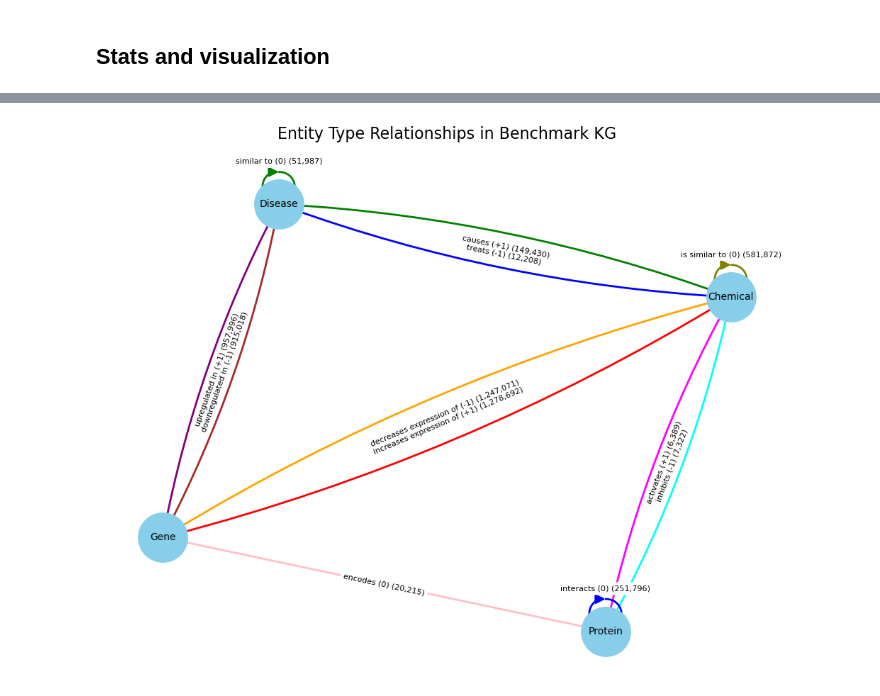
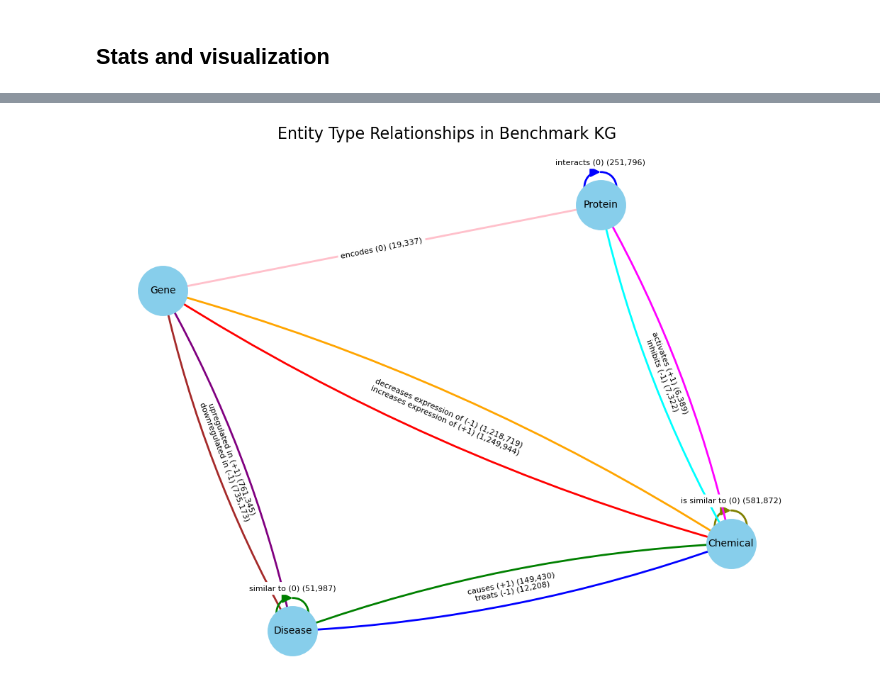
Before and after one commit to mmottaqii/KG-DrugDiscovery, a Jupyter notebook: scripts/kg_preprocessing_2.ipynb, the cells around one changed output, grey strips where cells are left out. Saved outputs shown, nothing was run; the diff lists cells and outputs as text; code cells hidden in the pictures.

```diff
--- a/scripts/kg_preprocessing_2.ipynb
+++ b/scripts/kg_preprocessing_2.ipynb
@@ -1913,0 +2302,2 @@ df1
+# %%
+kg_df = final_kg_df.copy()
@@ -1913,0 +2418,4 @@ df1
+# %%
+df1 = kg_df.copy()
+df1.drop_duplicates(inplace=True)
+df1.shape
@@ -1913,0 +2424,7 @@ df1
+# %%
+mask_remove = (
+    ((df1["source_type"] == "Gene") & (df1["source"].isin(singleton_gene_nodes))) |
+    ((df1["target_type"] == "Gene") & (df1["target"].isin(singleton_gene_nodes)))
+)
+
+kg_df_clean = df1[~mask_remove].copy()
@@ -1928,7 +2461,7 @@ print(len(unique_values))
 # %%
 import pandas as pd
 
-main_df = df1
+main_df = kg_df_clean
 
 # Assume main_df is your knowledge graph dataframe.
 
@@ -2029,9 +2562,9 @@ import itertools
 # Each tuple contains (source_type, target_type, relations dictionary)
 data = [
     ("Chemical", "Disease", {"causes (+1)": '149,430', "treats (-1)": '12,208'}),
-    ("Chemical", "Gene", {"decreases expression of (-1)": '1,247,071', "increases expression of (+1)": '1,278,692'}),
-    ("Gene", "Disease", {"upregulated in (+1)": '957,996', "downregulated in (-1)": '915,018'}),
-    ("Gene", "Protein", {"encodes (0)": '20,215'}),
+    ("Chemical", "Gene", {"decreases expression of (-1)": '1,218,719', "increases expression of (+1)": '1,249,944'}),
+    ("Gene", "Disease", {"upregulated in (+1)": '761,345', "downregulated in (-1)": '735,173'}),
+    ("Gene", "Protein", {"encodes (0)": '19,337'}),
     ("Chemical", "Chemical", {"is similar to (0)": '581,872'}),
     ("Chemical", "Protein", {"activates (+1)": '6,389', "inhibits (-1)": '7,322'}),
     ("Protein", "Protein", {"interacts (0)": '251,796'}),
@@ -2092,32 +2625,32 @@ for u, v, key, edge_data in G.edges(keys=True, data=True):
         edgelist=[(u, v)],
         connectionstyle=f'arc3, rad = {rad}',
         edge_color=edge_data['color'],
         arrows=True,
         arrowsize=20,
         width=2
     )
     edge_idx[(u, v)] += 1
 
 # --- Draw Node Labels ---
 nx.draw_networkx_labels(G, pos, font_size=10, font_color='black')
 
 # --- Draw Edge Labels (Relation and Count) ---
 edge_labels = {}
 for u, v, key, edge_data in G.edges(keys=True, data=True):
     label = f"{edge_data['relation']} ({edge_data['count']})"
     if (u, v) in edge_labels:
         edge_labels[(u, v)] += "\n" + label
     else:
         edge_labels[(u, v)] = label
 
 nx.draw_networkx_edge_labels(G, pos, edge_labels=edge_labels, font_color='black', font_size=8)
 
 # --- Final Plot Adjustments ---
 plt.title("Entity Type Relationships in Benchmark KG", fontsize=16)
 plt.axis('off')
 plt.tight_layout()
 # Uncomment the next line to save the figure
-# plt.savefig("/home/vmottaqi/kg/kg_versions/figures/benchmark_kg_schema_Apr152025_v1.png", dpi=1000)
+# plt.savefig("/home/vmottaqi/kg/kg_versions/figures/benchmark_kg_schema_Apr162025.png", dpi=1000)
 plt.show()
 # %% [output]
-[figure, old version]
+[figure, new version]
```
Also changed, not shown: parts of 42 cells of this notebook.
